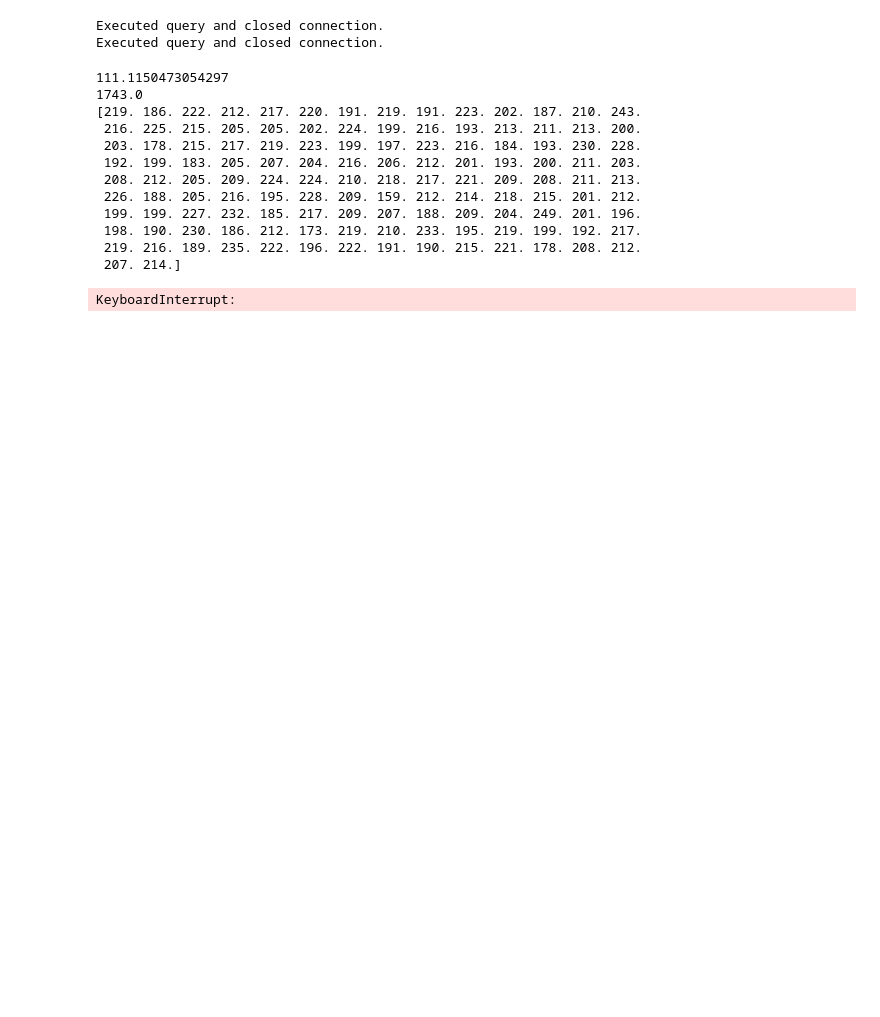
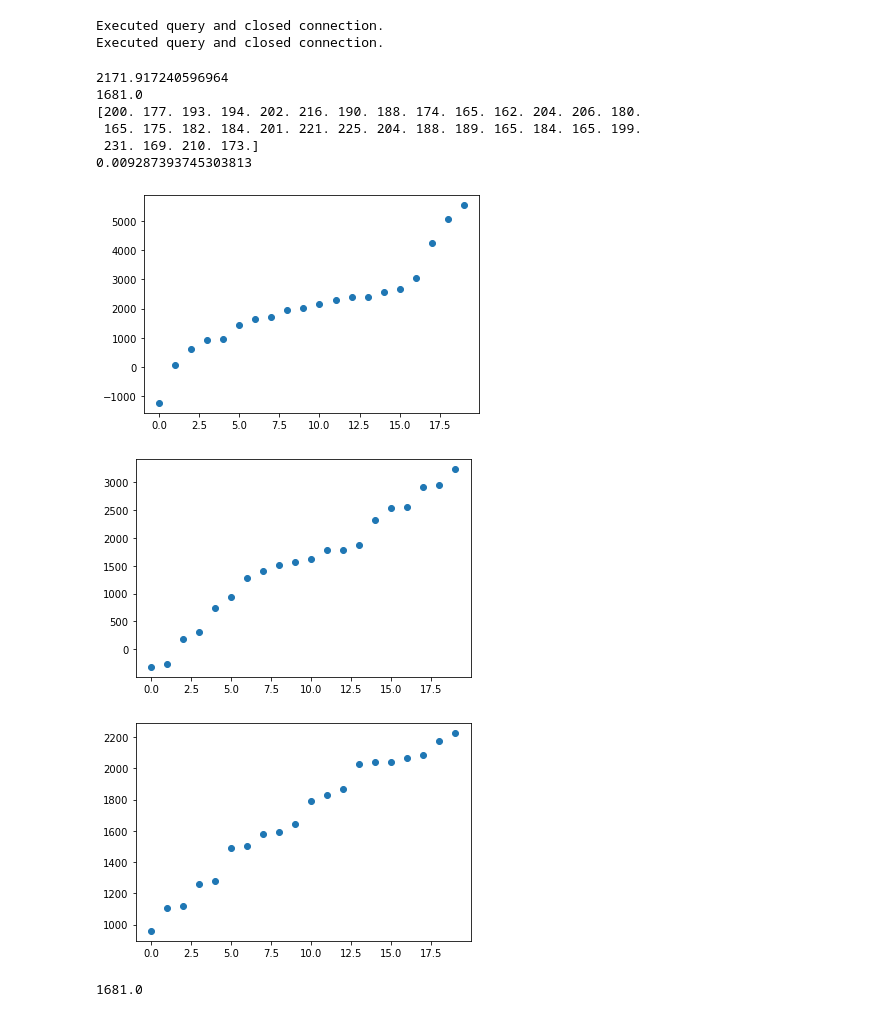
Before and after one commit to j-friis/Bachelors-Thesis, a Jupyter notebook: Implementation/flat_freq_oracle.ipynb, the cells around one changed output. Drawn from its saved outputs; the diff is of its cells as text; code cells hidden in the pictures; blank space fills up the shorter version.

```diff
--- a/Implementation/flat_freq_oracle.ipynb
+++ b/Implementation/flat_freq_oracle.ipynb
@@ -115,9 +115,11 @@ class OLH_flat:
         Returns:
         A epsilon differintial datastructe
         """
+
         self.epsilon = epsilon
         self.all_dates = dates
         self.all_counts = counts
+
         if len(dates) < (dates[-1]-dates[0]).days:
             print('here')
             self.all_dates = self.__add_missing_dates(dates)
@@ -131,6 +133,9 @@ class OLH_flat:
         self.noise_counts = self.__process(self.all_dates, self.all_counts)
         #Check if we are we have missing dates.
 
+        self.p = np.exp(self.epsilon)/(np.exp(self.epsilon)+len(self.all_dates)-1)
+        self.var = self.OLH_var(self.p, len(self.all_dates))
+
     def __add_missing_dates(self, old_dates):
         """Add missing dates in a list
         Parameters:
@@ -142,6 +147,9 @@ class OLH_flat:
         end_date = dates[-1]
         all_dates = pd.date_range(start = start_date, end = end_date).to_pydatetime().tolist()
         return [(date.date()) for date in all_dates]
+
+    def OLH_var(self, p, N):
+        return 4*p*(1-p)/(N*(2*p-1)**2)
 
     def __add_missing_counts(self, old_counts, old_dates):
         """Adds 0 to the list of counts where there was missing dates
@@ -221,7 +229,7 @@ class OLH_flat:
             for i in range(idx_0, idx_1+1):
                 #print(i)
                 #print(self.OLH_answer(self.noise_counts[i], N, D))
-                noise_sum = noise_sum + self.OLH_answer(self.noise_counts[i], N, D)
+                noise_sum = noise_sum + self.OLH_aggre(self.noise_counts[i], N, D)
             return noise_sum
 
     def real_answer(self, dates):
@@ -231,28 +239,24 @@ class OLH_flat:
         else:
             date_obj_0 = datetime.strptime(dates[0],'%Y-%m-%d').date()
             date_obj_1 = datetime.strptime(dates[1],'%Y-%m-%d').date()
+            #print(self.all_counts[self.idx_dict[date_obj_0]: self.idx_dict[date_obj_1]+1])
             sum_ = np.sum(self.all_counts[self.idx_dict[date_obj_0]: self.idx_dict[date_obj_1]+1])
             return sum_
 
-query_dates = ('2014-01-04','2014-01-13')
+query_dates = ('2014-01-02','2014-01-9')
 epsilon = 0.7
-FLAT_OLH = OLH_flat(epsilon, all_dates[:128], all_counts[:128])
+FLAT_OLH = OLH_flat(epsilon, all_dates[:32], all_counts[:32])
 print(FLAT_OLH.answer(query_dates))
 print(FLAT_OLH.real_answer(query_dates))
 print(FLAT_OLH.noise_counts)
+print(FLAT_OLH.var)
 # %% [output]
-111.1150473054297
-1743.0
-[219. 186. 222. 212. 217. 220. 191. 219. 191. 223. 202. 187. 210. 243.
- 216. 225. 215. 205. 205. 202. 224. 199. 216. 193. 213. 211. 213. 200.
- 203. 178. 215. 217. 219. 223. 199. 197. 223. 216. 184. 193. 230. 228.
- 192. 199. 183. 205. 207. 204. 216. 206. 212. 201. 193. 200. 211. 203.
- 208. 212. 205. 209. 224. 224. 210. 218. 217. 221. 209. 208. 211. 213.
- 226. 188. 205. 216. 195. 228. 209. 159. 212. 214. 218. 215. 201. 212.
- 199. 199. 227. 232. 185. 217. 209. 207. 188. 209. 204. 249. 201. 196.
- 198. 190. 230. 186. 212. 173. 219. 210. 233. 195. 219. 199. 192. 217.
- 219. 216. 189. 235. 222. 196. 222. 191. 190. 215. 221. 178. 208. 212.
- 207. 214.]
+2171.917240596964
+1681.0
+[200. 177. 193. 194. 202. 216. 190. 188. 174. 165. 162. 204. 206. 180.
+ 165. 175. 182. 184. 201. 221. 225. 204. 188. 189. 165. 184. 165. 199.
+ 231. 169. 210. 173.]
+0.009287393745303813
 # %%
 import matplotlib.pyplot as plt
 
@@ -261,7 +265,7 @@ epsilon = 1.
 test_dates = all_dates[:128].copy()
 test_counts = all_counts[:128].copy()
 
-number_of_queries = 1000
+number_of_queries = 20
 range_dates = ('2014-01-02','2014-01-9')
 answears128 = np.zeros(number_of_queries)
 corret_answear = np.sum(all_counts[0:8])
@@ -278,37 +282,40 @@ plt.show()
 
 test_dates = all_dates[:64].copy()
 test_counts = all_counts[:64].copy()
-number_of_queries = 100
+number_of_queries = 20
 
 range_dates = ('2014-01-02','2014-01-9')
 answears_64 = np.zeros(number_of_queries)
 
 for i in range(0,number_of_queries):
     FLAT_OLH = OLH_flat(epsilon, test_dates, test_counts)
     a = FLAT_OLH.answer(range_dates)
     answears_64[i] = a
 
 x = np.arange(0,number_of_queries)
 answears_64.sort()
 plt.scatter(x,answears_64)
 plt.show()
 
 test_dates = all_dates[:32].copy()
 test_counts = all_counts[:32].copy()
-number_of_queries = 100
+number_of_queries = 20
 
 range_dates = ('2014-01-02','2014-01-9')
 answears_32 = np.zeros(number_of_queries)
 
 for i in range(0,number_of_queries):
     FLAT_OLH = OLH_flat(epsilon, test_dates, test_counts)
     a = FLAT_OLH.answer(range_dates)
     answears_32[i] = a
 
 x = np.arange(0,number_of_queries)
 answears_32.sort()
 plt.scatter(x,answears_32)
 plt.show()
 print(corret_answear)
 # %% [output]
+[figure, added]
+[figure, added]
+[figure, added]
-KeyboardInterrupt:
+1681.0
```
Also changed, not shown: parts of 15 cells of this notebook, 1 other file.
